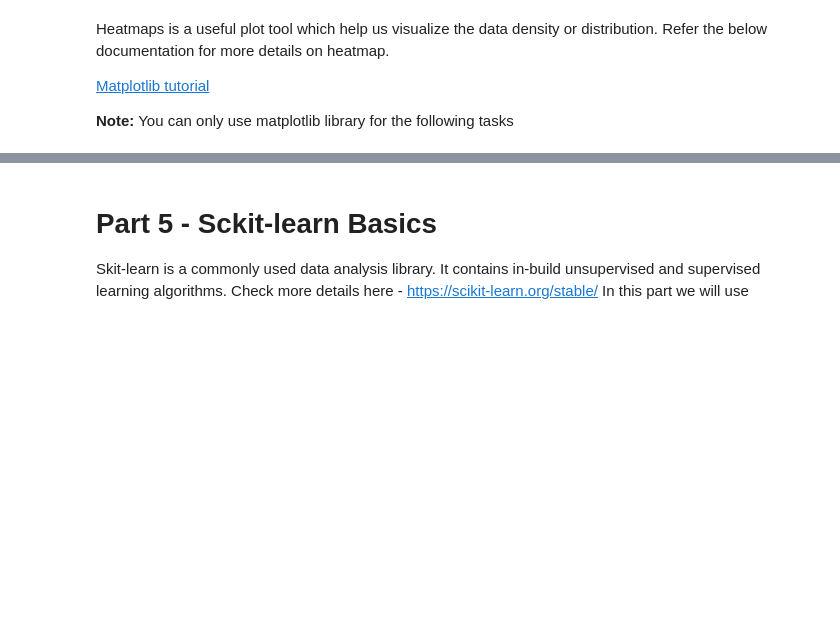
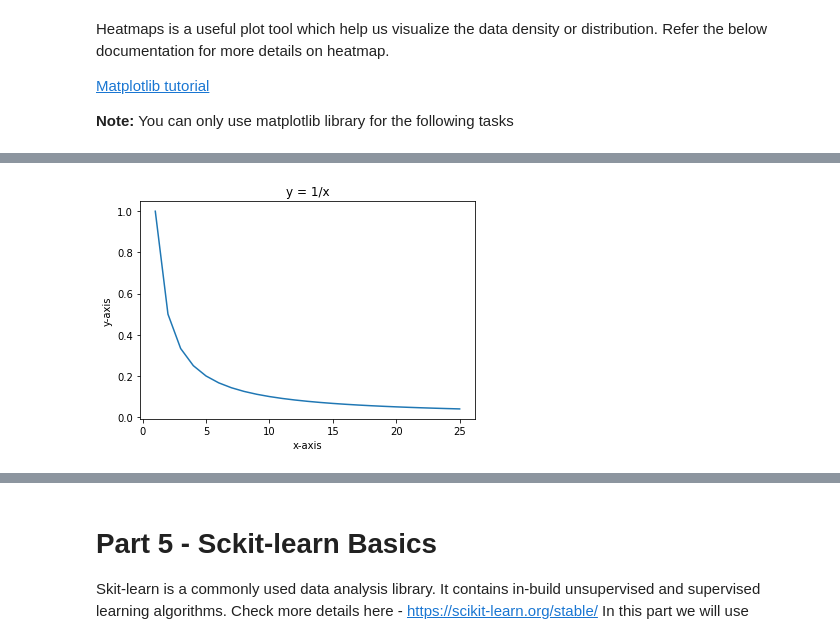
Before and after one commit to zemingzhang1/CSE574LECC-Intro-Machine-Learning, a Jupyter notebook: Assignment 0/Final_spring23_assignment0.ipynb, the cells around one changed output, grey strips where cells are left out. Saved outputs shown, nothing was run; the diff lists cells and outputs as text; code cells hidden in the pictures; blank space fills up the shorter version.

```diff
--- a/Assignment 0/Final_spring23_assignment0.ipynb
+++ b/Assignment 0/Final_spring23_assignment0.ipynb
@@ -728,13 +760,27 @@ Take any random numpy array of dimension 12x15 and plot a heatmap
 # %%
 '''For the given value x plot the function y = 1/x using list comprehension on y.
 You can check https://docs.python.org/3/tutorial/datastructures.html#list-comprehensions to learn how to use list comprehension
 '''
 
 x = range(1,26)
 
 # BEGIN YOUR CODE
+# Define y using list comprehension
+y = [1/i for i in x]
 
+# Create plot
+plt.plot(x, y)
+
+# Set plot title and labels
+plt.title("y = 1/x")
+plt.xlabel("x-axis")
+plt.ylabel("y-axis")
+
+# Show plot
+plt.show()
 # END YOUR CODE
+# %% [output]
+[figure, added]
 # %%
 '''For the given value x plot the function y = x^3 using lambda function y.
 
```
Also changed, not shown: parts of 14 cells of this notebook, 1 other file.
